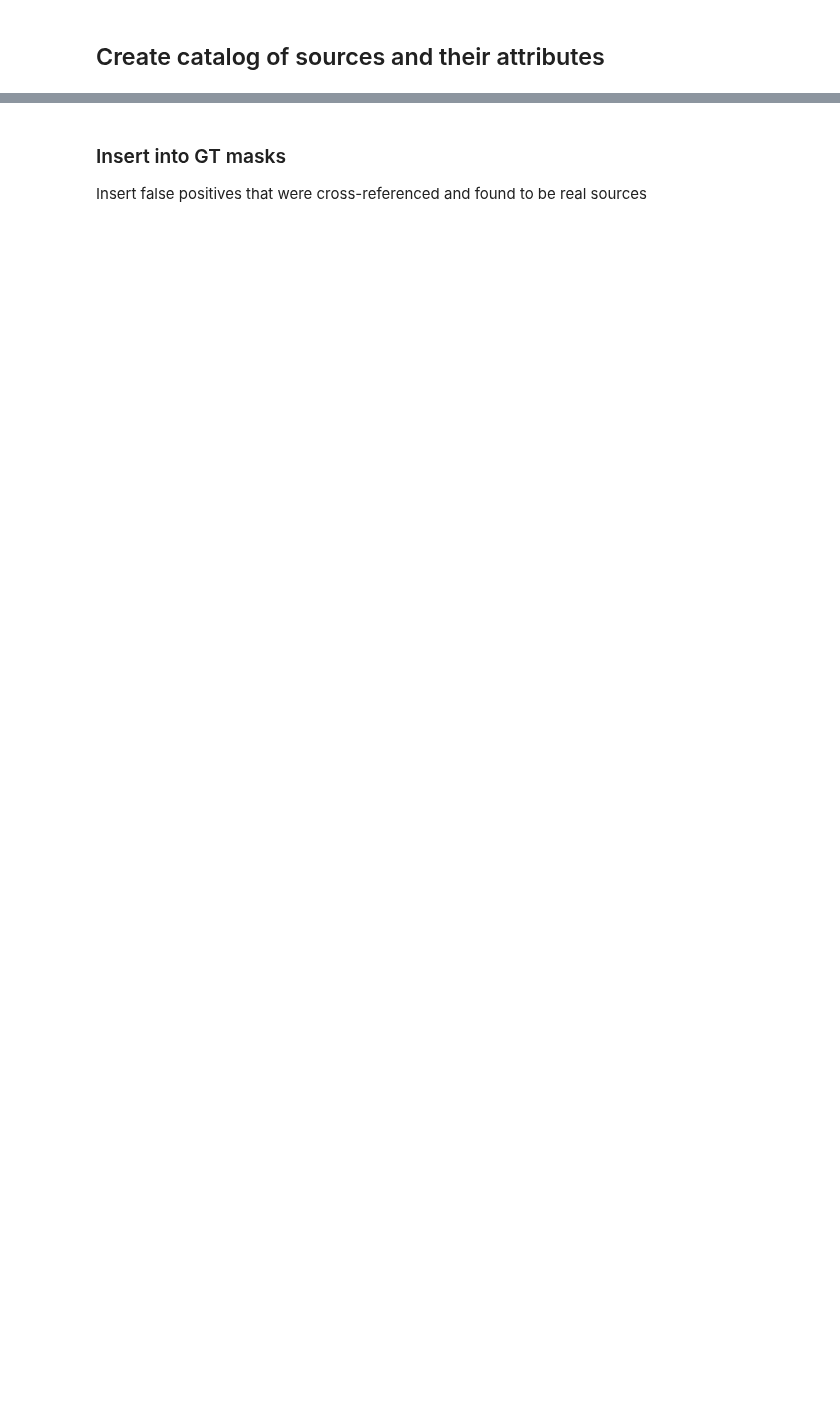
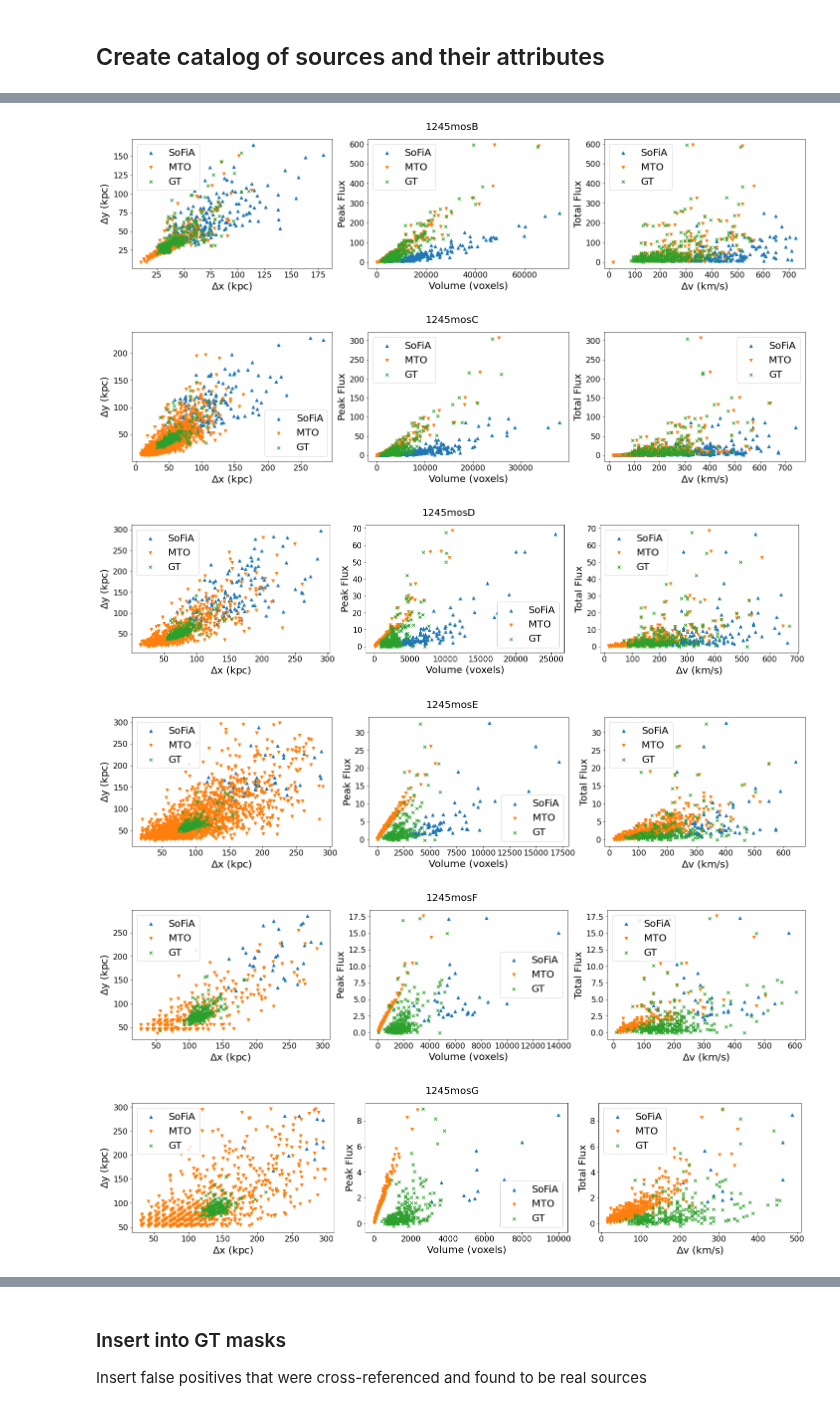
Before and after one commit to Jbarkai/HISourceFinder, a Jupyter notebook: notebooks/Inference.ipynb, the cells around one changed output, grey strips where cells are left out. Saved outputs shown, nothing was run; the diff lists cells and outputs as text; code cells hidden in the pictures; blank space fills up the shorter version.

```diff
--- a/notebooks/Inference.ipynb
+++ b/notebooks/Inference.ipynb
@@ -352,0 +496,45 @@ for  i, row in result.iterrows():
+# %%
+tp_sof = sofia_cat_df[sofia_cat_df.true_positive_mocks | sofia_cat_df.true_positive_real]
+tp_mto = mto_cat_df[mto_cat_df.true_positive_mocks | mto_cat_df.true_positive_real]
+
+for cube in np.sort(mask_cat_df.mos_name.unique()):
+    fig, axes = plt.subplots(1, 3, figsize=(20,5)) #, sharey=True, sharex=True)
+    fig.suptitle(cube, fontsize=20)
+    axes[0].scatter(tp_sof[tp_sof.mos_name==cube].nx_kpc, tp_sof[tp_sof.mos_name==cube].ny_kpc, label="SoFiA", marker='^')
+    axes[0].scatter(tp_mto[tp_mto.mos_name==cube].nx_kpc, tp_mto[tp_mto.mos_name==cube].ny_kpc, label="MTO", marker='v')
+    axes[0].scatter(mask_cat_df[mask_cat_df.mos_name==cube].nx_kpc, mask_cat_df[mask_cat_df.mos_name==cube].ny_kpc, label="GT", marker='x')
+    axes[0].set_xlabel(r"$\Delta$x (kpc)", fontsize=20)
+    axes[0].set_ylabel(r"$\Delta$y (kpc)", fontsize=20)
+    axes[0].legend(fontsize=20)
+    axes[0].tick_params(axis='x', labelsize=16)
+    axes[0].tick_params(axis='y', labelsize=16)
+
+
+    axes[1].scatter(tp_sof[tp_sof.mos_name==cube].area, tp_sof[tp_sof.mos_name==cube].peak_flux, label="SoFiA", marker='^')
+    axes[1].scatter(tp_mto[tp_mto.mos_name==cube].area, tp_mto[tp_mto.mos_name==cube].peak_flux, label="MTO", marker='v')
+    axes[1].scatter(mask_cat_df[mask_cat_df.mos_name==cube].area, mask_cat_df[mask_cat_df.mos_name==cube].peak_flux, label="GT", marker='x')
+    axes[1].set_xlabel("Volume (voxels)", fontsize=20)
+    axes[1].set_ylabel("Peak Flux", fontsize=20)
+    axes[1].legend(fontsize=20)
+    axes[1].tick_params(axis='x', labelsize=16)
+    axes[1].tick_params(axis='y', labelsize=16)
+    # axes[1].set_ylim(-50, 400)
+
+    axes[2].scatter(tp_sof[tp_sof.mos_name==cube].n_vel, tp_sof[tp_sof.mos_name==cube].tot_flux, label="SoFiA", marker='^')
+    axes[2].scatter(tp_mto[tp_mto.mos_name==cube].n_vel, tp_mto[tp_mto.mos_name==cube].tot_flux, label="MTO", marker='v')
+    axes[2].scatter(mask_cat_df[mask_cat_df.mos_name==cube].n_vel, mask_cat_df[mask_cat_df.mos_name==cube].tot_flux, label="GT", marker='x')
+    axes[2].set_xlabel(r"$\Delta$v (km/s)", fontsize=20)
+    axes[2].set_ylabel("Total Flux", fontsize=20)
+    axes[2].legend(fontsize=20)
+    axes[2].tick_params(axis='x', labelsize=16)
+    axes[2].tick_params(axis='y', labelsize=16)
+    # axes[2].set_ylim(-50, 400)
+
+    fig.tight_layout()
+# %% [output]
+[figure, added]
+[figure, added]
+[figure, added]
+[figure, added]
+[figure, added]
+[figure, added]
```
Also changed, not shown: parts of 32 cells of this notebook, 25 other files.
